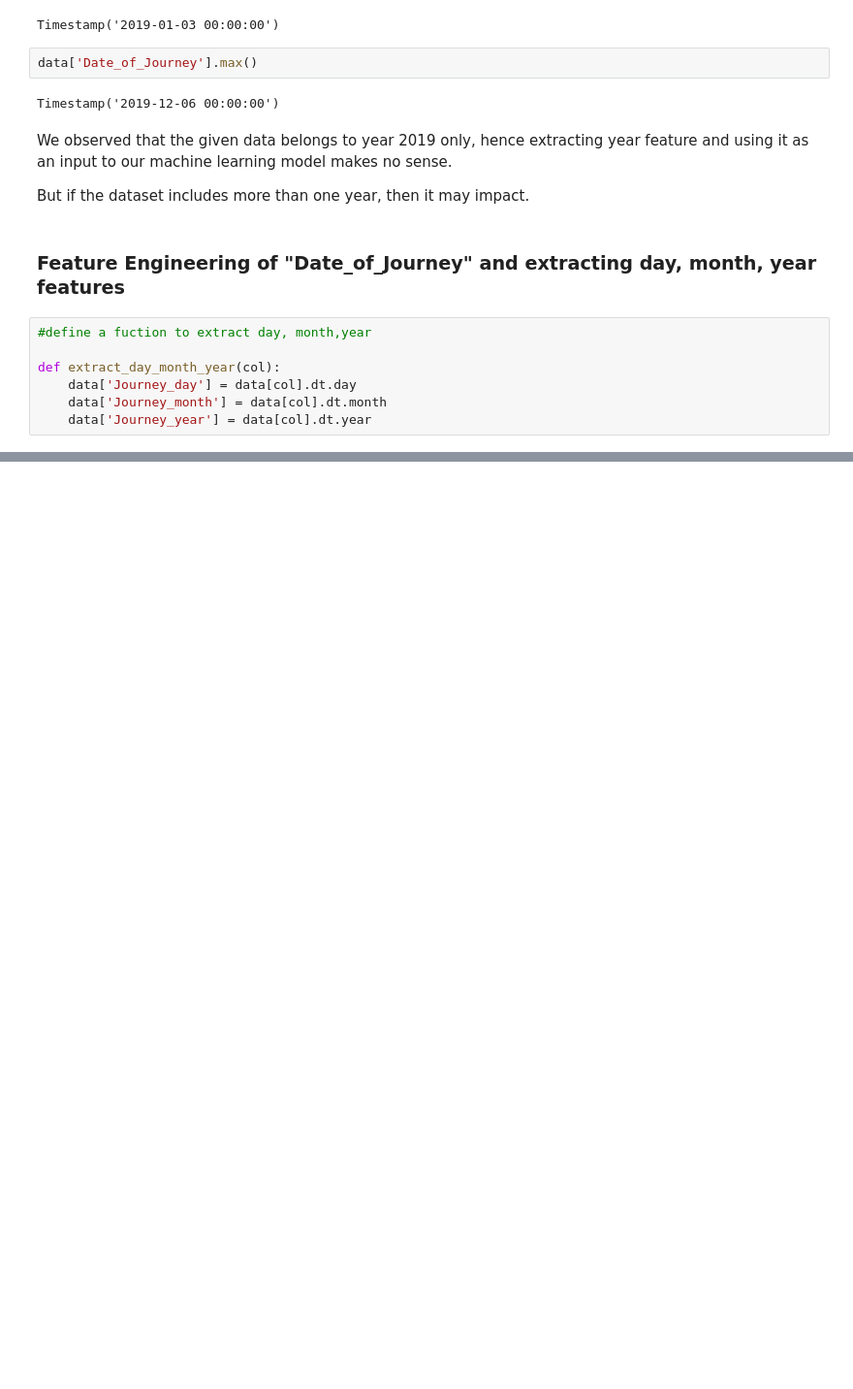
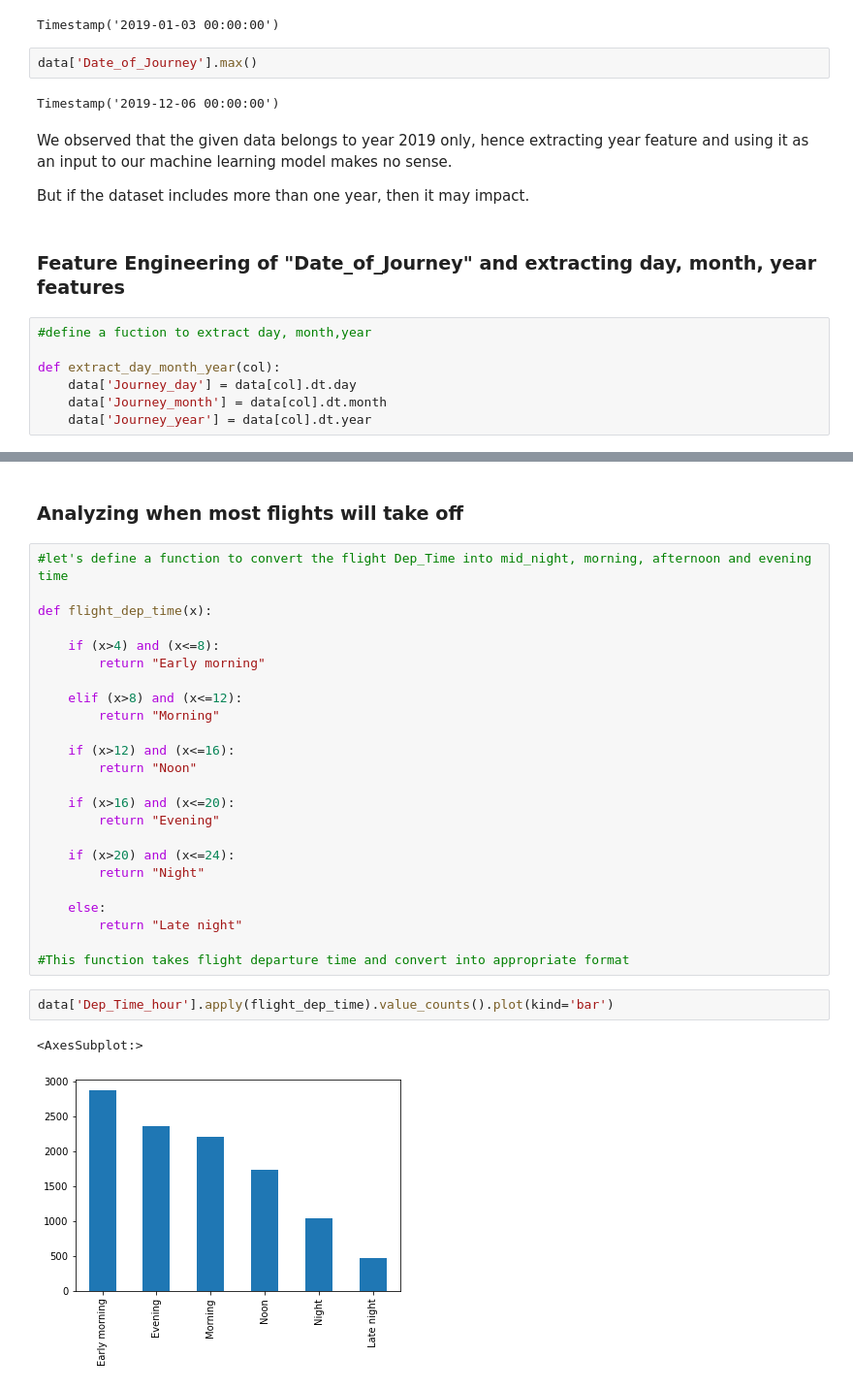
Before and after one commit to PushpaSharmaa/Flight-Fare-Prediction, a Jupyter notebook: Flight_Fare_Prediction ML Project.ipynb, the cells around one changed output, grey strips where cells are left out. Shown at 97% size. Cells and saved outputs as stored; diff of their text form; blank space fills up the shorter version.

Commit message:
Analyzing flight time

```diff
--- a/Flight_Fare_Prediction ML Project.ipynb
+++ b/Flight_Fare_Prediction ML Project.ipynb
@@ -222,0 +223,31 @@ data.head(2)
+# %% [markdown]
+### Analyzing when most flights will take off
+# %%
+#let's define a function to convert the flight Dep_Time into mid_night, morning, afternoon and evening time
+
+def flight_dep_time(x):
+
+    if (x>4) and (x<=8):
+        return "Early morning"
+
+    elif (x>8) and (x<=12):
+        return "Morning"
+
+    if (x>12) and (x<=16):
+        return "Noon"
+
+    if (x>16) and (x<=20):
+        return "Evening"
+
+    if (x>20) and (x<=24):
+        return "Night"
+
+    else:
+        return "Late night"
+
+#This function takes flight departure time and convert into appropriate format
+# %%
+data['Dep_Time_hour'].apply(flight_dep_time).value_counts().plot(kind='bar')
+# %% [output]
+<AxesSubplot:>
+[figure, added]
```
Also changed, not shown: parts of 18 cells of this notebook.
